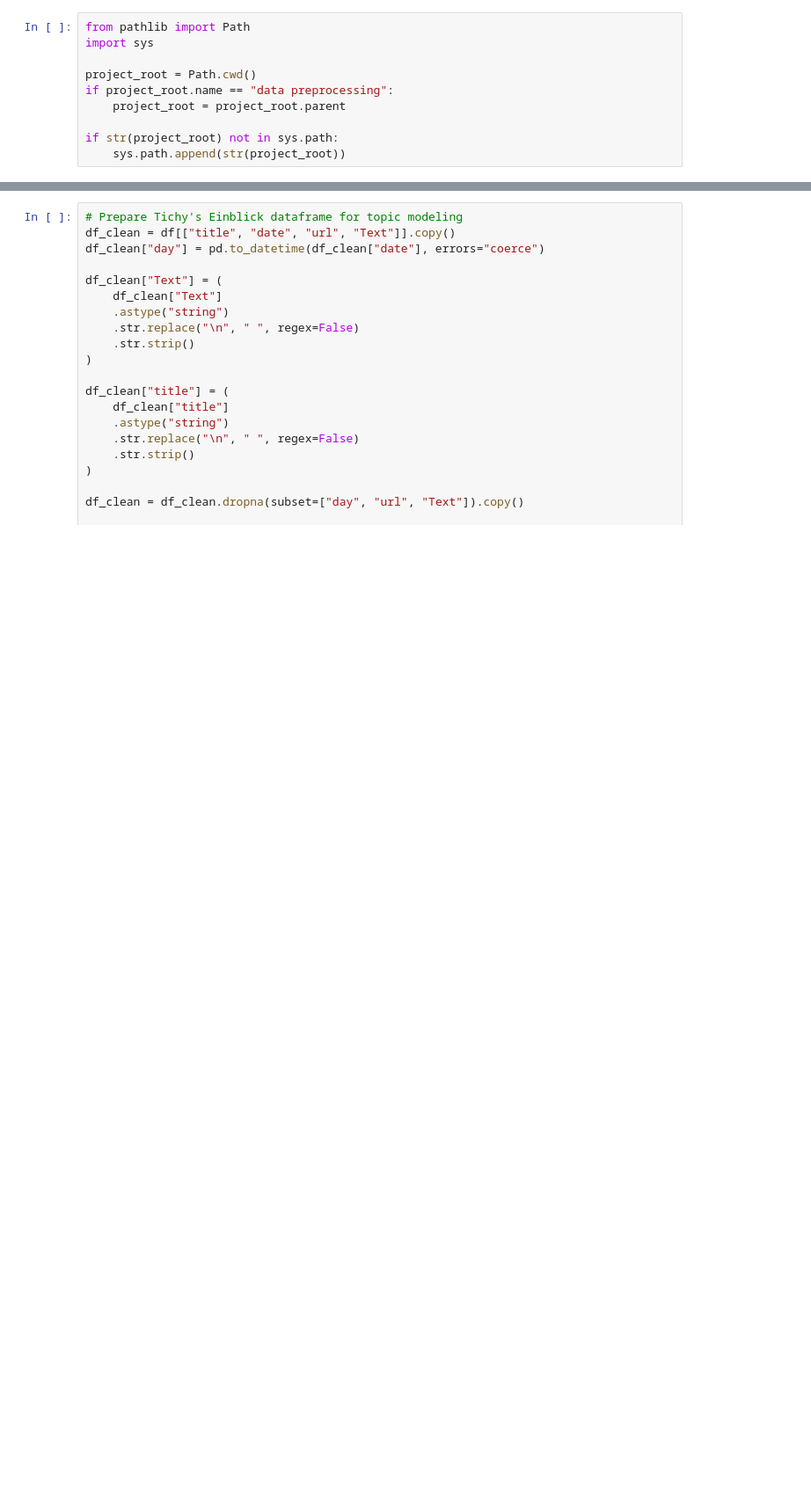
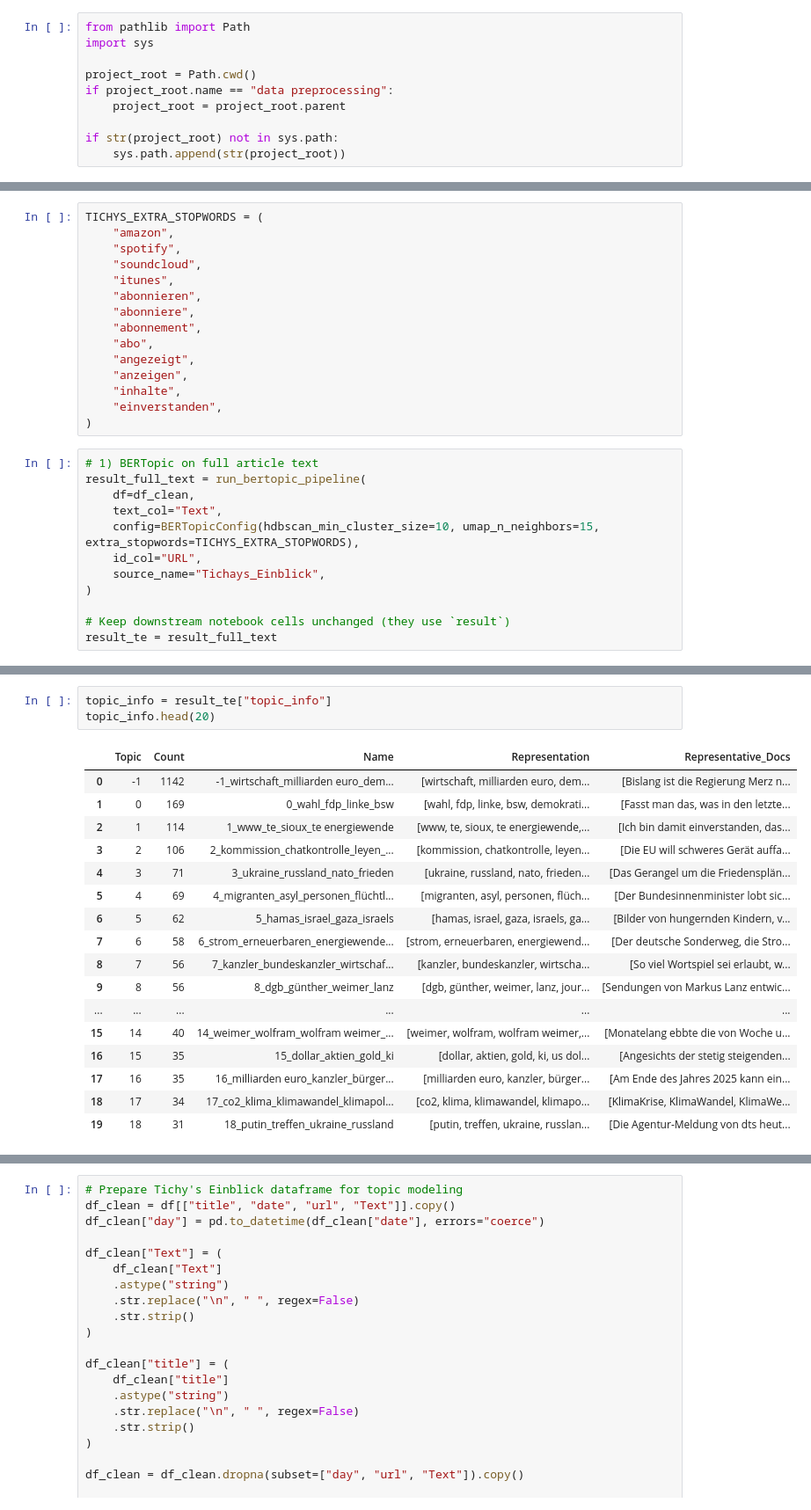
Before and after one commit to mattishaumann/Thesis, a Jupyter notebook: data preprocessing/04_Tichys_Einblick.ipynb, the cells around one changed output, grey strips where cells are left out. Shown at 88% size. Saved outputs shown, nothing was run; the diff lists cells and outputs as text; blank space fills up the shorter version.

```diff
--- a/data preprocessing/04_Tichys_Einblick.ipynb
+++ b/data preprocessing/04_Tichys_Einblick.ipynb
@@ -243,0 +312,27 @@ from BERTopic.bertopic_pipeline import run_bertopic_pipeline
+# %%
+TICHYS_EXTRA_STOPWORDS = (
+    "amazon",
+    "spotify",
+    "soundcloud",
+    "itunes",
+    "abonnieren",
+    "abonniere",
+    "abonnement",
+    "abo",
+    "angezeigt",
+    "anzeigen",
+    "inhalte",
+    "einverstanden",
+)
+# %%
+# 1) BERTopic on full article text
+result_full_text = run_bertopic_pipeline(
+    df=df_clean,
+    text_col="Text",
+    config=BERTopicConfig(hdbscan_min_cluster_size=10, umap_n_neighbors=15, extra_stopwords=TICHYS_EXTRA_STOPWORDS),
+    id_col="URL",
+    source_name="Tichays_Einblick",
+)
+
+# Keep downstream notebook cells unchanged (they use `result`)
+result_te = result_full_text
@@ -243,0 +355,21 @@ from BERTopic.bertopic_pipeline import run_bertopic_pipeline
+# %%
+topic_info = result_te["topic_info"]
+topic_info.head(20)
+# %% [output]
+|  | Topic | Count | Name | Representation | Representative_Docs |
+| 0 | -1 | 1142 | -1_wirtschaft_milliarden euro_dem... | [wirtschaft, milliarden euro, dem... | [Bislang ist die Regierung Merz n... |
+| 1 | 0 | 169 | 0_wahl_fdp_linke_bsw | [wahl, fdp, linke, bsw, demokrati... | [Fasst man das, was in den letzte... |
+| 2 | 1 | 114 | 1_www_te_sioux_te energiewende | [www, te, sioux, te energiewende,... | [Ich bin damit einverstanden, das... |
+| 3 | 2 | 106 | 2_kommission_chatkontrolle_leyen_... | [kommission, chatkontrolle, leyen... | [Die EU will schweres Gerät auffa... |
+| 4 | 3 | 71 | 3_ukraine_russland_nato_frieden | [ukraine, russland, nato, frieden... | [Das Gerangel um die Friedensplän... |
+| 5 | 4 | 69 | 4_migranten_asyl_personen_flüchtl... | [migranten, asyl, personen, flüch... | [Der Bundesinnenminister lobt sic... |
+| 6 | 5 | 62 | 5_hamas_israel_gaza_israels | [hamas, israel, gaza, israels, ga... | [Bilder von hungernden Kindern, v... |
+| 7 | 6 | 58 | 6_strom_erneuerbaren_energiewende... | [strom, erneuerbaren, energiewend... | [Der deutsche Sonderweg, die Stro... |
+| 8 | 7 | 56 | 7_kanzler_bundeskanzler_wirtschaf... | [kanzler, bundeskanzler, wirtscha... | [So viel Wortspiel sei erlaubt, w... |
+| 9 | 8 | 56 | 8_dgb_günther_weimer_lanz | [dgb, günther, weimer, lanz, jour... | [Sendungen von Markus Lanz entwic... |
+| ... | ... | ... | ... | ... | ... |
+| 15 | 14 | 40 | 14_weimer_wolfram_wolfram weimer_... | [weimer, wolfram, wolfram weimer,... | [Monatelang ebbte die von Woche u... |
+| 16 | 15 | 35 | 15_dollar_aktien_gold_ki | [dollar, aktien, gold, ki, us dol... | [Angesichts der stetig steigenden... |
+| 17 | 16 | 35 | 16_milliarden euro_kanzler_bürger... | [milliarden euro, kanzler, bürger... | [Am Ende des Jahres 2025 kann ein... |
+| 18 | 17 | 34 | 17_co2_klima_klimawandel_klimapol... | [co2, klima, klimawandel, klimapo... | [KlimaKrise, KlimaWandel, KlimaWe... |
+| 19 | 18 | 31 | 18_putin_treffen_ukraine_russland | [putin, treffen, ukraine, russlan... | [Die Agentur-Meldung von dts heut... |
```
Also changed, not shown: parts of 8 cells of this notebook, 28 other files.
